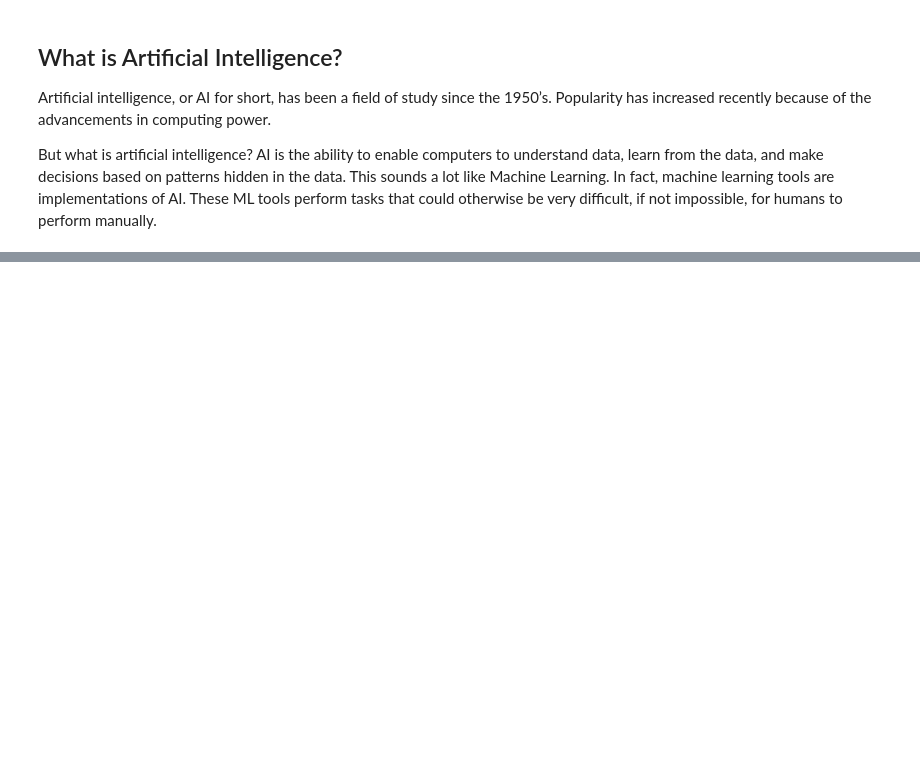
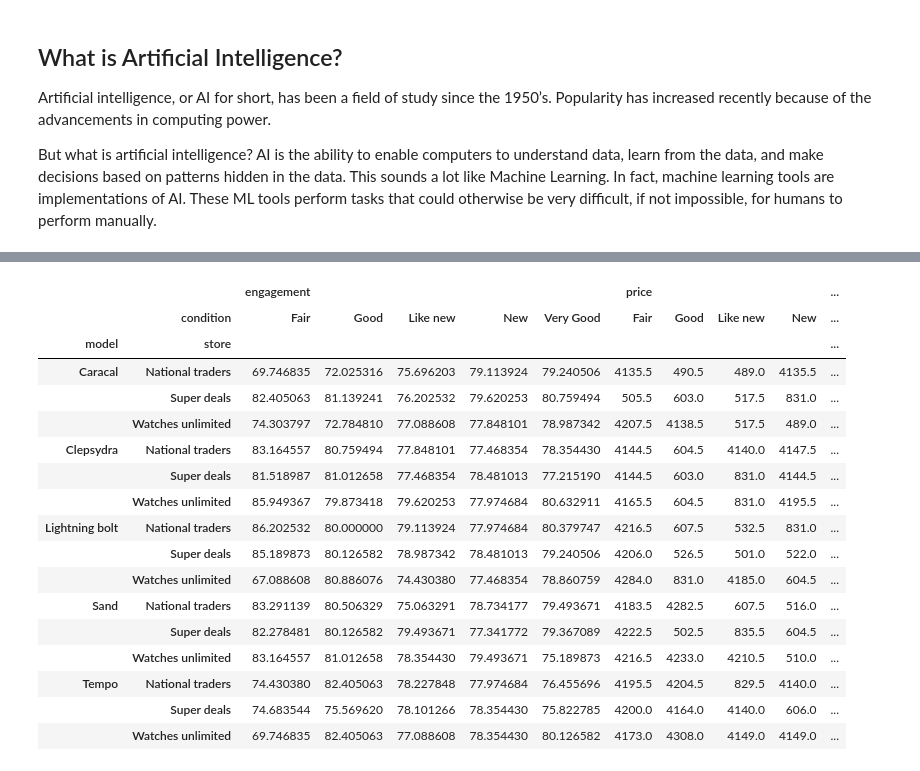
Before and after one commit to juanpaat/Python-for-Data-Analysts-and-Data-Scientists, a Jupyter notebook: basic_python_datatypes.ipynb, the cells around one changed output, grey strips where cells are left out. Drawn from its saved outputs; the diff is of its cells as text; code cells hidden in the pictures; blank space fills up the shorter version.

```diff
--- a/basic_python_datatypes.ipynb
+++ b/basic_python_datatypes.ipynb
@@ -42,0 +72,3 @@ But what is artificial intelligence? AI is the ability to enable computers to un
+# %%
+import pandas as pd
+df = pd.read_csv("Data/watches.csv")
@@ -42,0 +127,2 @@ But what is artificial intelligence? AI is the ability to enable computers to un
+# %%
+df.set_index(["model", "store", "condition"])   # this only shows but doesn' store anything.
@@ -42,0 +320,3 @@ But what is artificial intelligence? AI is the ability to enable computers to un
+# %%
+df_index = df.set_index(["model", "store", "condition"])
+df_index
@@ -42,0 +338,22 @@ But what is artificial intelligence? AI is the ability to enable computers to un
+# %%
+unstacked = df_index.unstack()   #takes the last colum of indesex and convert it into a row as a title
+unstacked
+# %% [output]
+|  |  | engagement |  |  |  |  | price |  |  |  | ... |
+|  | condition | Fair | Good | Like new | New | Very Good | Fair | Good | Like new | New | ... |
+| model | store |  |  |  |  |  |  |  |  |  | ... |
+| Caracal | National traders | 69.746835 | 72.025316 | 75.696203 | 79.113924 | 79.240506 | 4135.5 | 490.5 | 489.0 | 4135.5 | ... |
+|  | Super deals | 82.405063 | 81.139241 | 76.202532 | 79.620253 | 80.759494 | 505.5 | 603.0 | 517.5 | 831.0 | ... |
+|  | Watches unlimited | 74.303797 | 72.784810 | 77.088608 | 77.848101 | 78.987342 | 4207.5 | 4138.5 | 517.5 | 489.0 | ... |
+| Clepsydra | National traders | 83.164557 | 80.759494 | 77.848101 | 77.468354 | 78.354430 | 4144.5 | 604.5 | 4140.0 | 4147.5 | ... |
+|  | Super deals | 81.518987 | 81.012658 | 77.468354 | 78.481013 | 77.215190 | 4144.5 | 603.0 | 831.0 | 4144.5 | ... |
+|  | Watches unlimited | 85.949367 | 79.873418 | 79.620253 | 77.974684 | 80.632911 | 4165.5 | 604.5 | 831.0 | 4195.5 | ... |
+| Lightning bolt | National traders | 86.202532 | 80.000000 | 79.113924 | 77.974684 | 80.379747 | 4216.5 | 607.5 | 532.5 | 831.0 | ... |
+|  | Super deals | 85.189873 | 80.126582 | 78.987342 | 78.481013 | 79.240506 | 4206.0 | 526.5 | 501.0 | 522.0 | ... |
+|  | Watches unlimited | 67.088608 | 80.886076 | 74.430380 | 77.468354 | 78.860759 | 4284.0 | 831.0 | 4185.0 | 604.5 | ... |
+| Sand | National traders | 83.291139 | 80.506329 | 75.063291 | 78.734177 | 79.493671 | 4183.5 | 4282.5 | 607.5 | 516.0 | ... |
+|  | Super deals | 82.278481 | 80.126582 | 79.493671 | 77.341772 | 79.367089 | 4222.5 | 502.5 | 835.5 | 604.5 | ... |
+|  | Watches unlimited | 83.164557 | 81.012658 | 78.354430 | 79.493671 | 75.189873 | 4216.5 | 4233.0 | 4210.5 | 510.0 | ... |
+| Tempo | National traders | 74.430380 | 82.405063 | 78.227848 | 77.974684 | 76.455696 | 4195.5 | 4204.5 | 829.5 | 4140.0 | ... |
+|  | Super deals | 74.683544 | 75.569620 | 78.101266 | 78.354430 | 75.822785 | 4200.0 | 4164.0 | 4140.0 | 606.0 | ... |
+|  | Watches unlimited | 69.746835 | 82.405063 | 77.088608 | 78.354430 | 80.126582 | 4173.0 | 4308.0 | 4149.0 | 4149.0 | ... |
```
Also changed, not shown: parts of 59 cells of this notebook, 2 other files.
